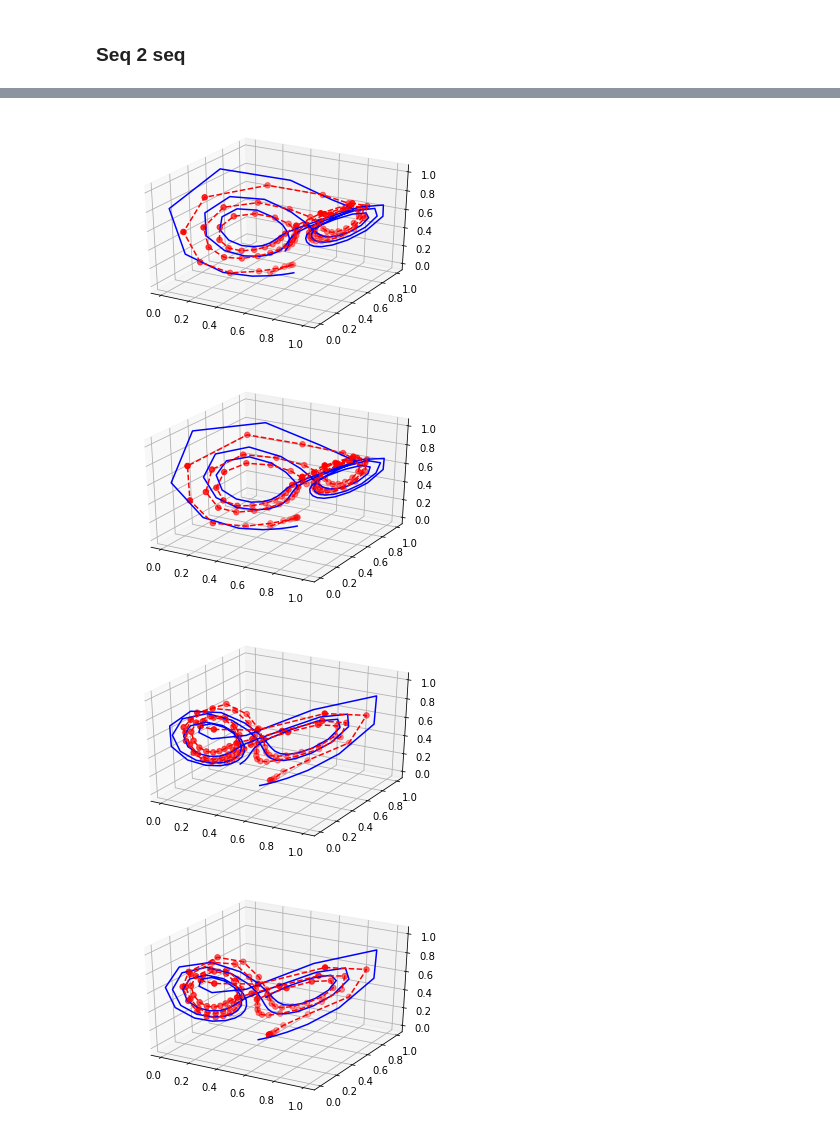
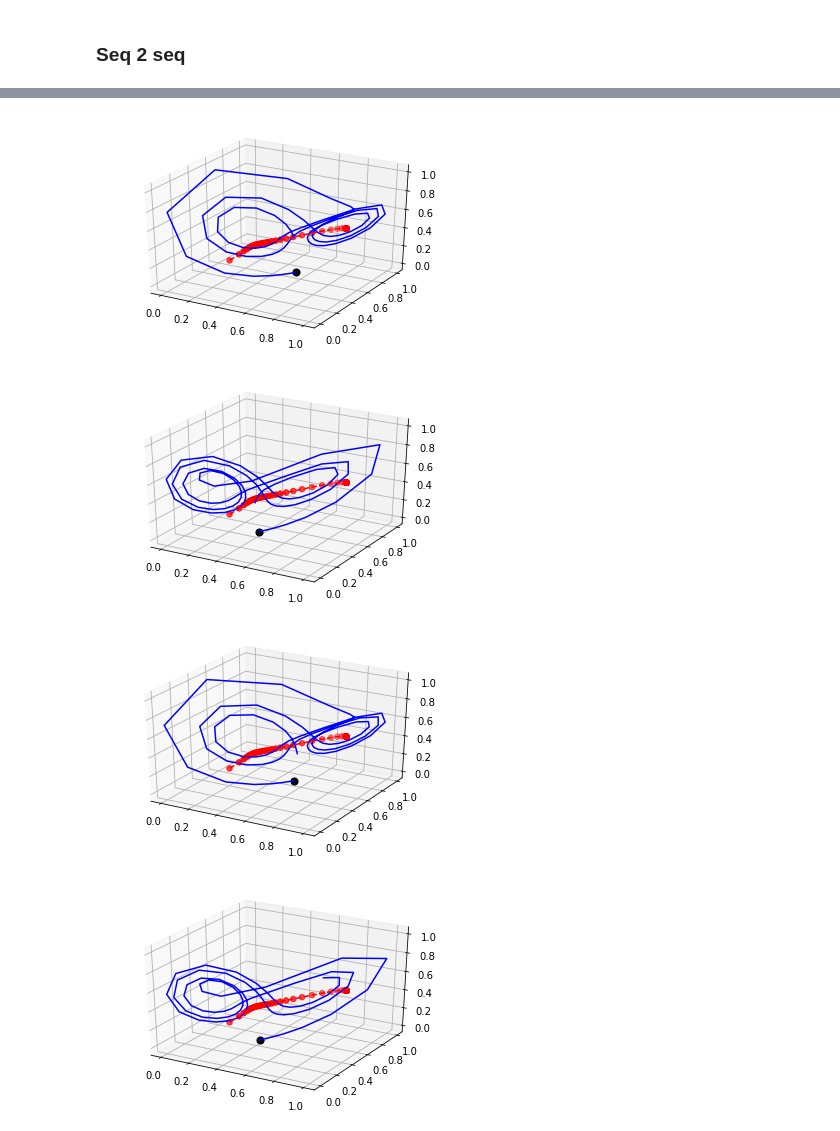
Before and after one commit to yuqirose/TensorRNN, a Jupyter notebook: experiments/test_seq2seq.ipynb, the cells around one changed output, grey strips where cells are left out. Saved outputs shown, nothing was run; the diff lists cells and outputs as text; code cells hidden in the pictures.

```diff
--- a/experiments/test_seq2seq.ipynb
+++ b/experiments/test_seq2seq.ipynb
@@ -196,6 +176,7 @@ def plot_sample(pred, true, sample_id):
     ax.plot(true[sample_id, :,0], true[sample_id,:,1], true[sample_id, :,2], 'b')
     ax.scatter(pred[sample_id,:,0], pred[sample_id, :,1], pred[sample_id, :,2], c='r', s=30)
     ax.plot(pred[sample_id, :,0], pred[sample_id,:,1], pred[sample_id, :,2], 'r--')
+    ax.scatter(true[sample_id, 0,0], true[sample_id,0,1], true[sample_id, 0,2], c='k', s=50)
 pred = test_vals['pred']
 true = test_vals['true']
 plot_sample(pred, true,1)
@@ -212,9 +189,8 @@ import numpy as np
 # data_path ="/var/tmp/tensorRNN/log/lorenz/09-22-17-14-59-10/mrnn_32_1e-2/"
 # data_path ="/var/tmp/tensorRNN/log/lorenz/09-22-17-17-26-24/rnn_32_1e-2/"
 # data_path= "/var/tmp/tensorRNN/log/lorenz/09-23-17-16-42-41/lstm_32_1e-2/"
-# data_path = "/var/tmp/tensorRNN/log/lorenz/09-23-17-18-46-19/trnn_r16/"
-
-data_path = "/var/tmp/tensorRNN/log/lorenz/09-25-17-16-45-51/HORNN/64/1e-2/"
+#data_path = "/var/tmp/tensorRNN/log/lorenz/09-23-17-18-46-19/trnn_r16/"
+data_path= "./log/lstm/" #/var/tmp/tensorRNN/log/lorenz/09-29-17-00-20-42/LSTM/32/"
 true, pred = np.load(data_path+'predict.npy')
 %matplotlib inline
 import matplotlib.pyplot as plt
@@ -227,6 +203,8 @@ def plot_sample(pred, true, sample_id):
     ax.plot(true[sample_id, :,0], true[sample_id,:,1], true[sample_id, :,2], 'b')
     ax.scatter(pred[sample_id,:,0], pred[sample_id, :,1], pred[sample_id, :,2], c='r', s=30)
     ax.plot(pred[sample_id, :,0], pred[sample_id,:,1], pred[sample_id, :,2], 'r--')
+    ax.scatter(true[sample_id, 0,0], true[sample_id,0,1], true[sample_id, 0,2], c='k', s=50)
+
 for i in range(10):
     plot_sample(pred[:,:-2,:], true[:,:-2,:],i)
 # plot_sample(pred, true,3)
@@ -237,4 +215,4 @@ for i in range(10):
-[figure, old version]
+[figure, new version]
-[figure, old version]
+[figure, new version]
-[figure, old version]
+[figure, new version]
-[figure, old version]
+[figure, new version]
```
Also changed, not shown: parts of 4 cells of this notebook, 9 other files.
